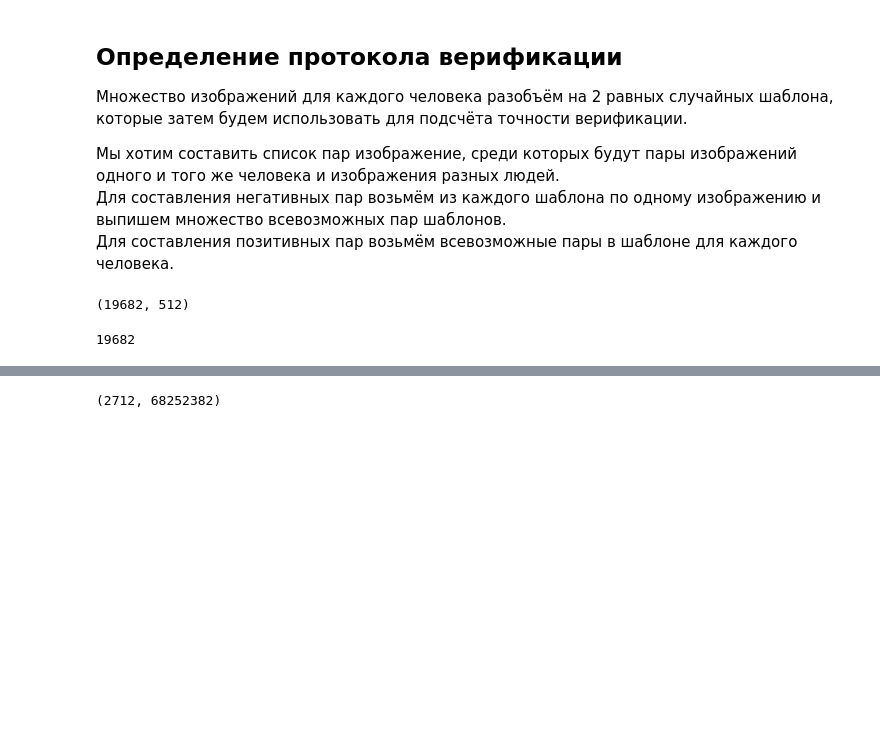
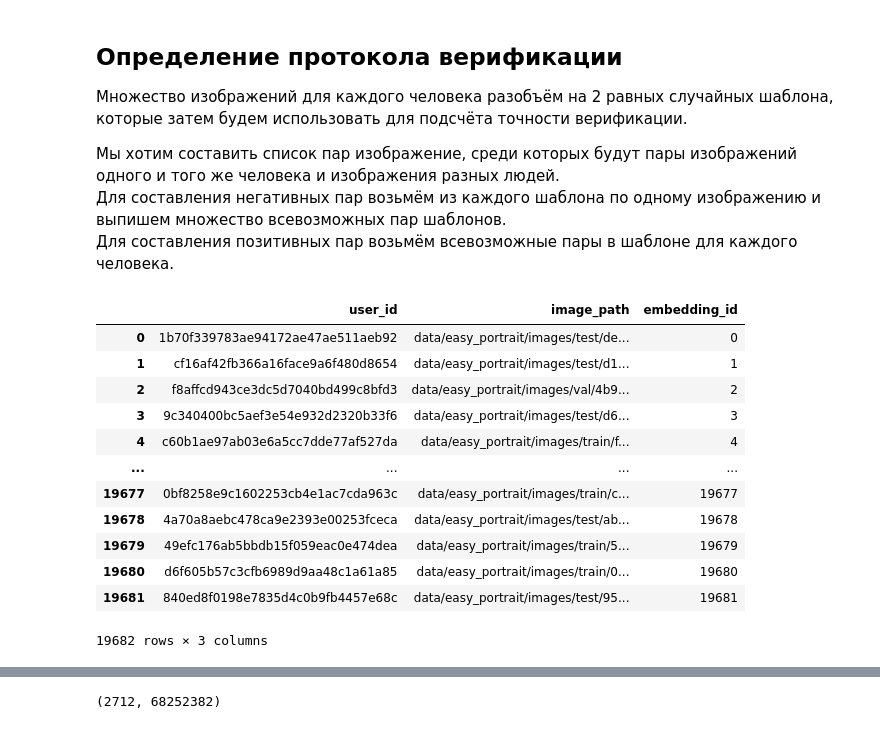
Before and after one commit to Leonid-Erlygin/seminars, a Jupyter notebook: fall_2023/s12_face_recognition/seminar.ipynb, the cells around one changed output, grey strips where cells are left out. Drawn from its saved outputs; the diff is of its cells as text; code cells hidden in the pictures; blank space fills up the shorter version.

```diff
--- a/fall_2023/s12_face_recognition/seminar.ipynb
+++ b/fall_2023/s12_face_recognition/seminar.ipynb
@@ -995,14 +967,22 @@ face_meta = pd.DataFrame(
         "embedding_id": np.arange(len(embeddings)),
     }
 )
-# %%
-embeddings.shape
-# %% [output]
-(19682, 512)
-# %%
-len(image_paths)
-# %% [output]
-19682
+# %%
+face_meta
+# %% [output]
+|  | user_id | image_path | embedding_id |
+| 0 | 1b70f339783ae94172ae47ae511aeb92 | data/easy_portrait/images/test/de... | 0 |
+| 1 | cf16af42fb366a16face9a6f480d8654 | data/easy_portrait/images/test/d1... | 1 |
+| 2 | f8affcd943ce3dc5d7040bd499c8bfd3 | data/easy_portrait/images/val/4b9... | 2 |
+| 3 | 9c340400bc5aef3e54e932d2320b33f6 | data/easy_portrait/images/test/d6... | 3 |
+| 4 | c60b1ae97ab03e6a5cc7dde77af527da | data/easy_portrait/images/train/f... | 4 |
+| ... | ... | ... | ... |
+| 19677 | 0bf8258e9c1602253cb4e1ac7cda963c | data/easy_portrait/images/train/c... | 19677 |
+| 19678 | 4a70a8aebc478ca9e2393e00253fceca | data/easy_portrait/images/test/ab... | 19678 |
+| 19679 | 49efc176ab5bbdb15f059eac0e474dea | data/easy_portrait/images/train/5... | 19679 |
+| 19680 | d6f605b57c3cfb6989d9aa48c1a61a85 | data/easy_portrait/images/train/0... | 19680 |
+| 19681 | 840ed8f0198e7835d4c0b9fb4457e68c | data/easy_portrait/images/test/95... | 19681 |
+19682 rows × 3 columns
 # %%
 # split images to templates
 seed = 0
```
Also changed, not shown: parts of 10 cells of this notebook, 2 other files.
